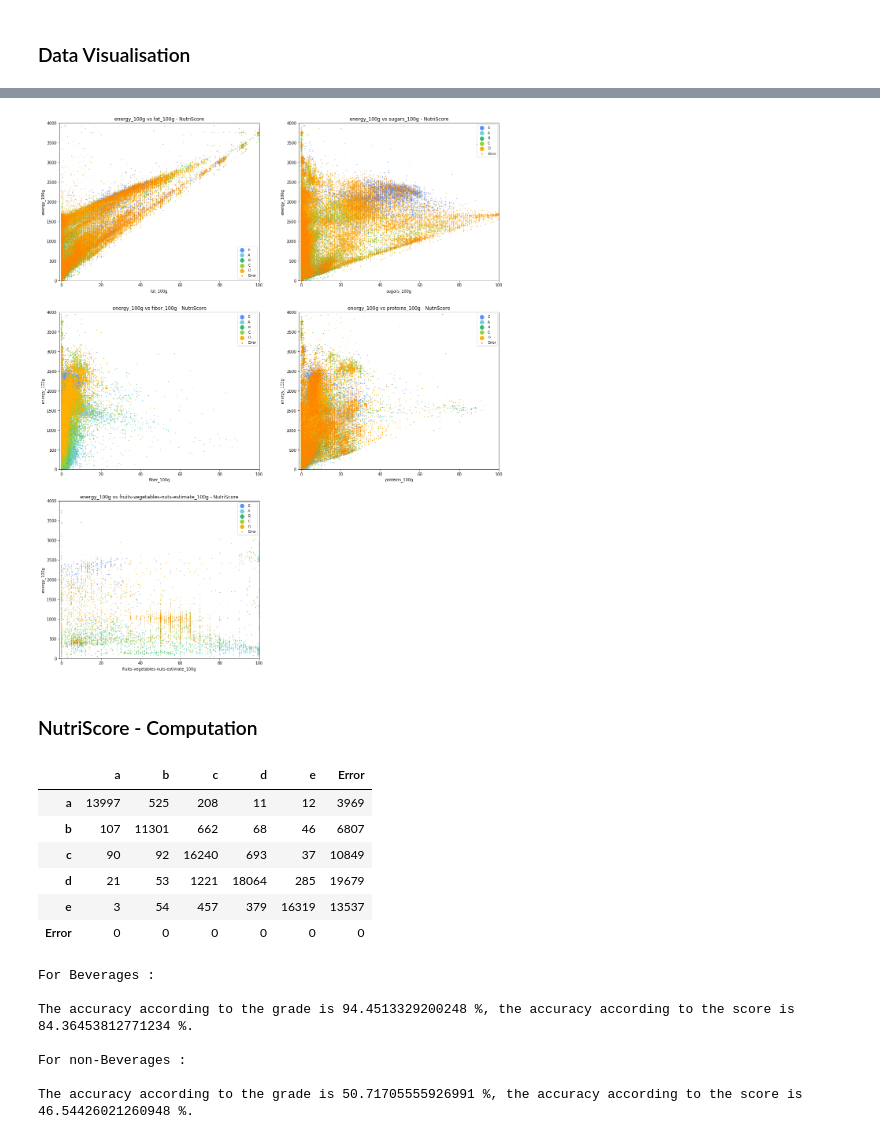
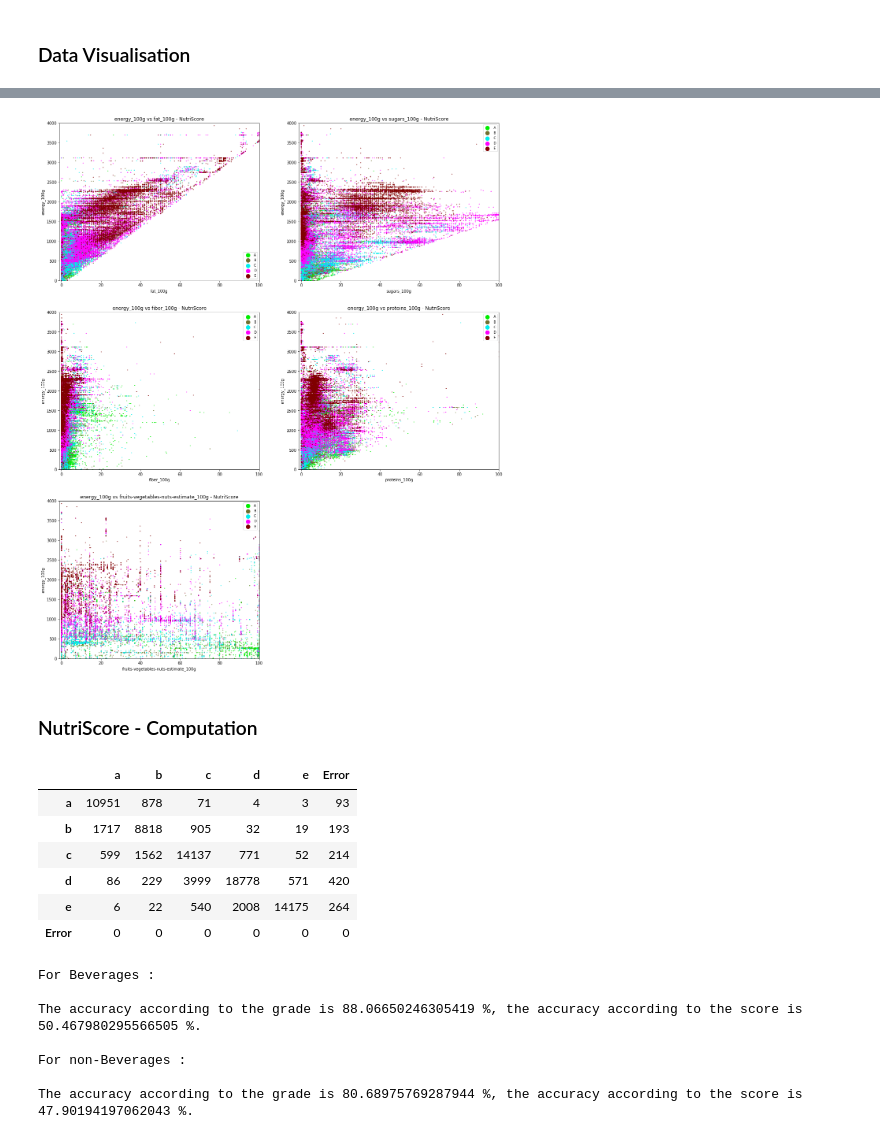
Before and after one commit to gmathez/Project_ADA_2018_Bruttin_Mathez_Petitpierre, a Jupyter notebook: Millestone_2.ipynb, the cells around one changed output, grey strips where cells are left out. Drawn from its saved outputs; the diff is of its cells as text; code cells hidden in the pictures.

```diff
--- a/Millestone_2.ipynb
+++ b/Millestone_2.ipynb
@@ -88,6 +128,6 @@ For proteins_100g, 85.551 % is complete
 # %%
 def Compute_energy(Fat, Sugar, Prot, Fiber, Marge):
-    '''Compute energy with a marge of 100 kJ'''
+    '''Compute energy with a marge in kJ source : https://en.wikipedia.org/wiki/Food_energy'''
 
     energy = (37 * Fat + 17 * (Sugar + Prot) + 8 * Fiber) - Marge
     if energy < 0:
@@ -111,14 +151,14 @@ def Coherent_value(df):
                 df.iat[i, column] = np.nan
 
         # Salt / Sodium
-        if isnan(df.iat[i, 6]):
-            if ~isnan(df.iat[i, 7]):
+        if np.isnan(df.iat[i, 6]):
+            if ~np.isnan(df.iat[i, 7]):
                 if ((df.iat[i, 7] * 2.5) <= 100):
                     df.iat[i, 6] = df.iat[i, 7] * 2.5 # Salt = Sodium * 2.5
                 else:
                     df.iat[i, 7] = np.nan # Sodium must be a error value
         else:
-            if isnan(df.iat[i, 7]):
+            if np.isnan(df.iat[i, 7]):
                 if ((df.iat[i, 6] / 2.5) <= 100):
                     df.iat[i, 7] = df.iat[i, 6] / 2.5 # Sodium = Salt / 2.5
                 else:
@@ -129,28 +169,28 @@ def Coherent_value(df):
             df.iat[i, 3] = df.iat[i, 4]
 
         # Fruit-Vegetables-Nut Real / Estimate
-        if ~isnan(df.iat[i, 8]) & isnan(df.iat[i, 9]):
+        if ~np.isnan(df.iat[i, 8]) & np.isnan(df.iat[i, 9]):
             df.iat[i, 9] = df.iat[i, 8] #Estimate fruits-vegetables-nuts = Real
-        if ~isnan(df.iat[i, 8]) & (df.iat[i, 9] > df.iat[i, 8]):
+        if ~np.isnan(df.iat[i, 8]) & (df.iat[i, 9] > df.iat[i, 8]):
             df.iat[i, 9] = df.iat[i, 8]
 
         # Energy
         Fat, Sugar, Prot, Fiber = 0,0,0, 0
-        if ~isnan(df.iat[i, 3]):
+        if ~np.isnan(df.iat[i, 3]):
             Fat = df.iat[i, 3]
 
-        if ~isnan(df.iat[i, 5]):
+        if ~np.isnan(df.iat[i, 5]):
             Sugar = df.iat[i, 5]
 
-        if ~isnan(df.iat[i, 11]):
+        if ~np.isnan(df.iat[i, 11]):
             Prot = df.iat[i, 11]
 
-        if ~isnan(df.iat[i, 10]):
+        if ~np.isnan(df.iat[i, 10]):
             Fiber = df.iat[i, 10]
 
         energy_comput = Compute_energy(Fat, Sugar, Prot, Fiber, 150)
 
-        if isnan(df.iat[i, 2]) | (df.iat[i, 2] < energy_comput):
+        if np.isnan(df.iat[i, 2]) | (df.iat[i, 2] < energy_comput):
             df.iat[i, 2] = energy_comput
 
     return df
@@ -486,12 +570,12 @@ df_to_complete = df_to_complete.drop('categories_tags_y', axis = 1)
 df_to_complete = df_to_complete.rename(columns = {'categories_tags_x' : 'categories_tags'})
 df_to_complete.to_csv('completed.csv')
 # %%
-data_food_from_csv = pd.read_csv('completed.csv', delimiter = ',', low_memory = False, index_col = 0)
+data_food_from_csv = pd.read_csv(DATA_FOLDER + 'completed.csv', delimiter = ',', low_memory = False, index_col = 0)
 
 data_food_missing = data_food[['product_name', 'sodium_100g']]
 
-data_food_complete = data_food_missing.join(data_food_from_csv)
+data_food_complete = pd.merge(data_food_from_csv,data_food_missing, on = 'code' )
 data_food_complete = data_food_complete[column_for_data_food].copy()
 
-data_food = Coherent_value(data_food_complete)
+data_food_final = Coherent_value(data_food_complete)
 # %%
@@ -623,7 +761,7 @@ plt.show()
 # %%
 data_nutriscore = data_clean[['nutrition-score-fr_100g','nutrition_grade_fr']]
 
-data_food_nutri = data_food.join(data_nutriscore)
+data_food_nutri = pd.merge(data_nutriscore,data_food_final, on = 'code' )
 
 data_food_nutri = data_food_nutri[~data_food_nutri.nutrition_grade_fr.isna()]
 
@@ -732,7 +870,7 @@ data_food_nutri_non_beverages_C = data_food_nutri_non_beverages[data_food_nutri_
 data_food_nutri_non_beverages_D = data_food_nutri_non_beverages[data_food_nutri_non_beverages['nutrition_grade_fr'] == 'd']
 data_food_nutri_non_beverages_E = data_food_nutri_non_beverages[data_food_nutri_non_beverages['nutrition_grade_fr'] == 'e']
 
-Color = ['#5392ff','#71cddd', '#34bc6e', '#95d13c', '#ffb000']
+Color = ['#00ee00','#707030', '#00eeee', '#ff00ff', '#800000']
 
 
 fig = plt.figure(figsize=(20, 25))
@@ -789,34 +927,34 @@ plt.title('energy_100g vs proteins_100g - NutriScore');
 plt.xlabel('proteins_100g');
 plt.ylabel('energy_100g');
 plt.axis([-1, 100, -1, 4000]);
 
 ax.scatter(data_food_nutri_non_beverages_A['proteins_100g'],data_food_nutri_non_beverages_A['energy_100g'], label = 'A', s = 1);
 ax.scatter(data_food_nutri_non_beverages_B['proteins_100g'],data_food_nutri_non_beverages_B['energy_100g'], label = 'B', s = 1);
 ax.scatter(data_food_nutri_non_beverages_C['proteins_100g'],data_food_nutri_non_beverages_C['energy_100g'], label = 'C', s = 1);
 ax.scatter(data_food_nutri_non_beverages_D['proteins_100g'],data_food_nutri_non_beverages_D['energy_100g'], label = 'D', s = 1);
 ax.scatter(data_food_nutri_non_beverages_E['proteins_100g'],data_food_nutri_non_beverages_E['energy_100g'], label = 'E', s = 1);
 
 for t,j1 in enumerate(ax.collections):
     j1.set_color(Color[t])
 ax.legend(fontsize='small', markerscale = 10);
 
 ax = fig.add_subplot(325)
 plt.title('energy_100g vs fruits-vegetables-nuts-estimate_100g - NutriScore');
 plt.xlabel('fruits-vegetables-nuts-estimate_100g');
 plt.ylabel('energy_100g');
 plt.axis([-1, 100, -1, 4000]);
 
 ax.scatter(data_food_nutri_non_beverages_A['fruits-vegetables-nuts-estimate_100g'],data_food_nutri_non_beverages_A['energy_100g'], label = 'A', s = 1);
 ax.scatter(data_food_nutri_non_beverages_B['fruits-vegetables-nuts-estimate_100g'],data_food_nutri_non_beverages_B['energy_100g'], label = 'B', s = 1);
 ax.scatter(data_food_nutri_non_beverages_C['fruits-vegetables-nuts-estimate_100g'],data_food_nutri_non_beverages_C['energy_100g'], label = 'C', s = 1);
 ax.scatter(data_food_nutri_non_beverages_D['fruits-vegetables-nuts-estimate_100g'],data_food_nutri_non_beverages_D['energy_100g'], label = 'D', s = 1);
 ax.scatter(data_food_nutri_non_beverages_E['fruits-vegetables-nuts-estimate_100g'],data_food_nutri_non_beverages_E['energy_100g'], label = 'E', s = 1);
 
 for t,j1 in enumerate(ax.collections):
     j1.set_color(Color[t])
 ax.legend(fontsize='small', markerscale = 10);
 # %% [output]
-[figure, old version]
+[figure, new version]
 # %% [markdown]
 ### NutriScore - Computation
 # %%
@@ -833,17 +971,24 @@ for index in range(len(data_food_nutri)):
 y_true = data_food_nutri['nutrition_grade_fr']
 y_pred = data_food_nutri['Predicted_NutriScore_grade']
 labels = ['a', 'b', 'c', 'd', 'e', 'Error']
-confusion_matrix_ = confusion_matrix(y_true, y_pred, labels=['a', 'b', 'c', 'd', 'e', 'Error'])
+confusion_matrix_ = confusion_matrix(y_true, y_pred, labels=labels)
 pd.DataFrame(confusion_matrix(y_true, y_pred, labels=labels), index = labels, columns = labels)
 # %% [output]
 |  | a | b | c | d | e | Error |
-| a | 13997 | 525 | 208 | 11 | 12 | 3969 |
-| b | 107 | 11301 | 662 | 68 | 46 | 6807 |
-| c | 90 | 92 | 16240 | 693 | 37 | 10849 |
-| d | 21 | 53 | 1221 | 18064 | 285 | 19679 |
-| e | 3 | 54 | 457 | 379 | 16319 | 13537 |
+| a | 10951 | 878 | 71 | 4 | 3 | 93 |
+| b | 1717 | 8818 | 905 | 32 | 19 | 193 |
+| c | 599 | 1562 | 14137 | 771 | 52 | 214 |
+| d | 86 | 229 | 3999 | 18778 | 571 | 420 |
+| e | 6 | 22 | 540 | 2008 | 14175 | 264 |
 | Error | 0 | 0 | 0 | 0 | 0 | 0 |
 # %%
+data_food_nutri_beverages = data_food_nutri[data_food_nutri.categories_tags.str.contains('beverages', case=False) &\
+                                           ~data_food_nutri.categories_tags.str.contains('en:plant-based-foods,', case=False) &\
+                                           ~data_food_nutri.categories_tags.str.contains('milk', case=False)]
+data_food_nutri_non_beverages = data_food_nutri[~(data_food_nutri.categories_tags.str.contains('beverages', case=False) &\
+                                           ~data_food_nutri.categories_tags.str.contains('en:plant-based-foods,', case=False) &\
+                                           ~data_food_nutri.categories_tags.str.contains('milk', case=False))]
+
 print("For Beverages :\n")
 ratio_grade = len(data_food_nutri_beverages[data_food_nutri_beverages['nutrition_grade_fr'] == data_food_nutri_beverages['Predicted_NutriScore_grade']])*\
     100 / len(data_food_nutri_beverages)
@@ -864,8 +1009,8 @@ print('The accuracy according to the grade is {} %, the accuracy according to th
 # %% [output]
 For Beverages :
 
-The accuracy according to the grade is 94.4513329200248 %, the accuracy according to the score is 84.36453812771234 %.
+The accuracy according to the grade is 88.06650246305419 %, the accuracy according to the score is 50.467980295566505 %.
 
 For non-Beverages :
 
-The accuracy according to the grade is 50.71705555926991 %, the accuracy according to the score is 46.54426021260948 %.
+The accuracy according to the grade is 80.68975769287944 %, the accuracy according to the score is 47.90194197062043 %.
```
Also changed, not shown: parts of 39 cells of this notebook.
